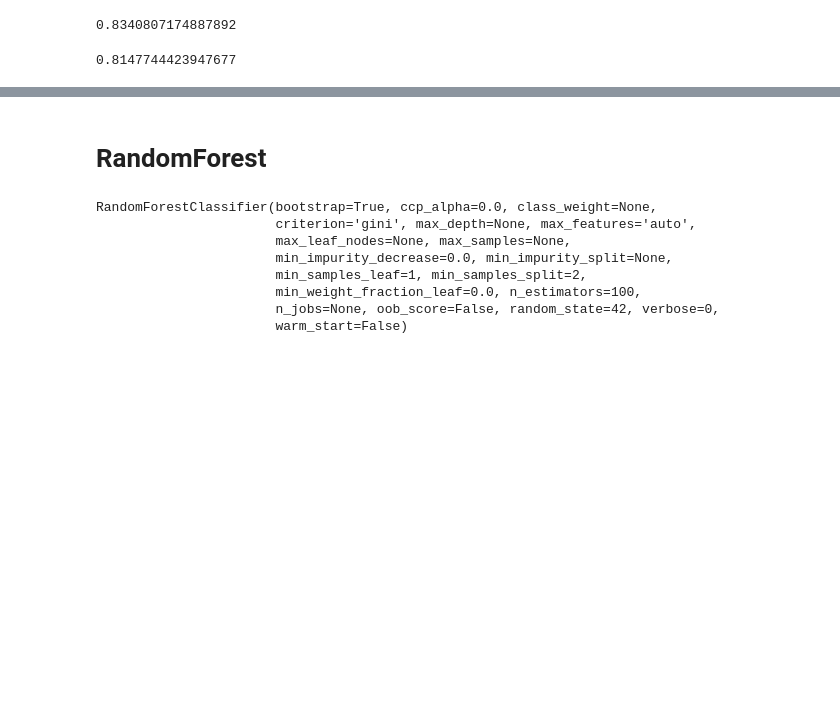
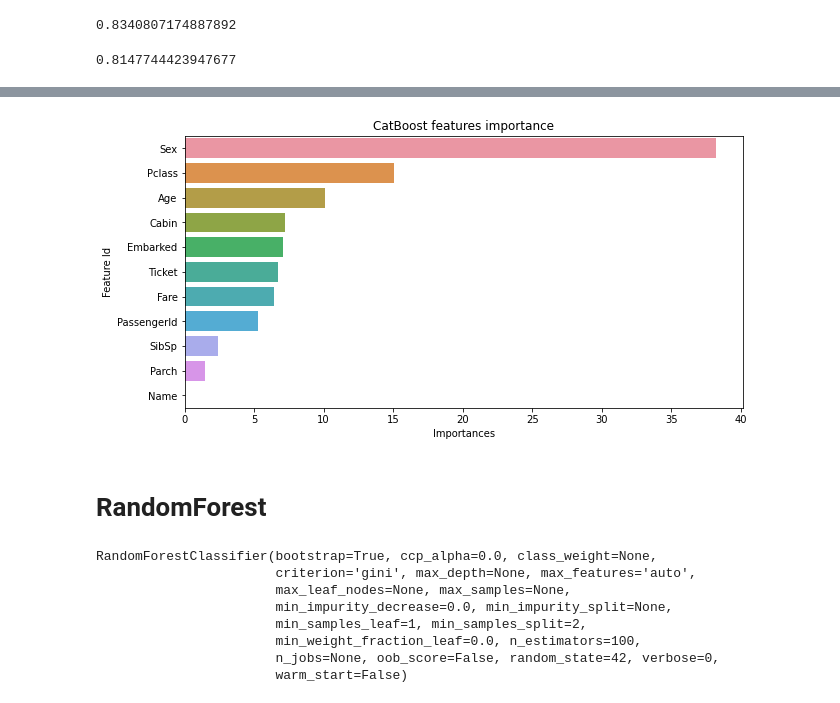
Before and after one commit to daniiomir/titanic_kaggle, a Jupyter notebook: tatanic_kaggle_v2.ipynb, the cells around one changed output, grey strips where cells are left out. Saved outputs shown, nothing was run; the diff lists cells and outputs as text; code cells hidden in the pictures; blank space fills up the shorter version.

```diff
--- a/tatanic_kaggle_v2.ipynb
+++ b/tatanic_kaggle_v2.ipynb
@@ -374,3 +372,11 @@ roc_auc_score(y_validation, answer)
+# %%
+feature_importance_df = pd.DataFrame(model.get_feature_importance(prettified=True),
+                                     columns=['Feature Id', 'Importances'])
+plt.figure(figsize=(10, 5))
+sns.barplot(x='Importances', y='Feature Id', data=feature_importance_df)
+plt.title('CatBoost features importance');
+# %% [output]
+[figure, added]
 # %% [markdown]
 # RandomForest
 # %%
```
Also changed, not shown: parts of 9 cells of this notebook.
